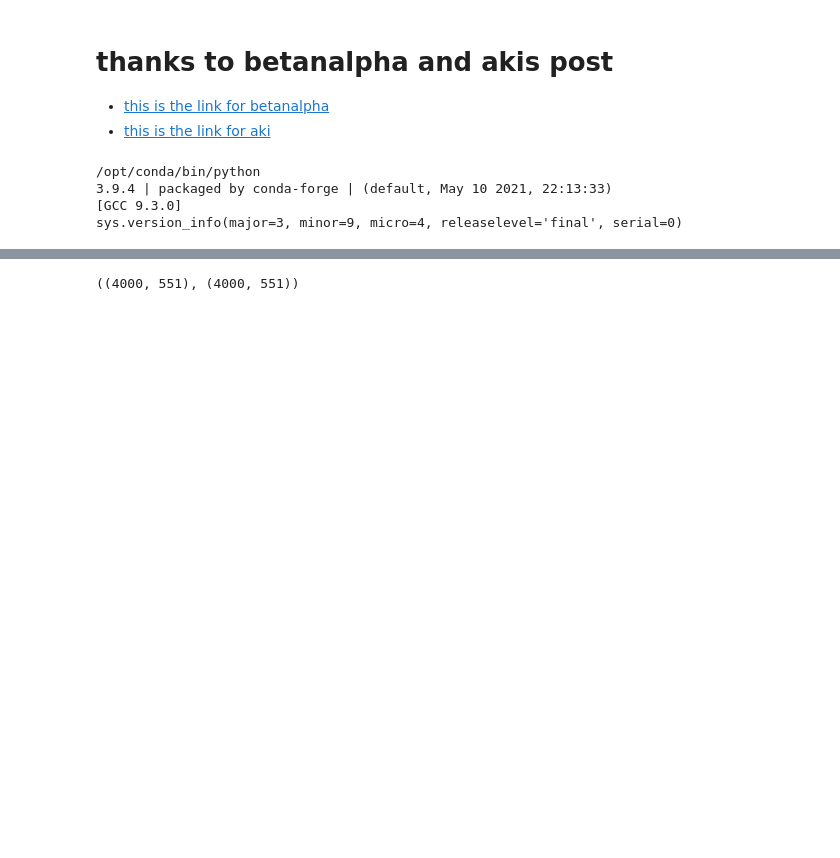
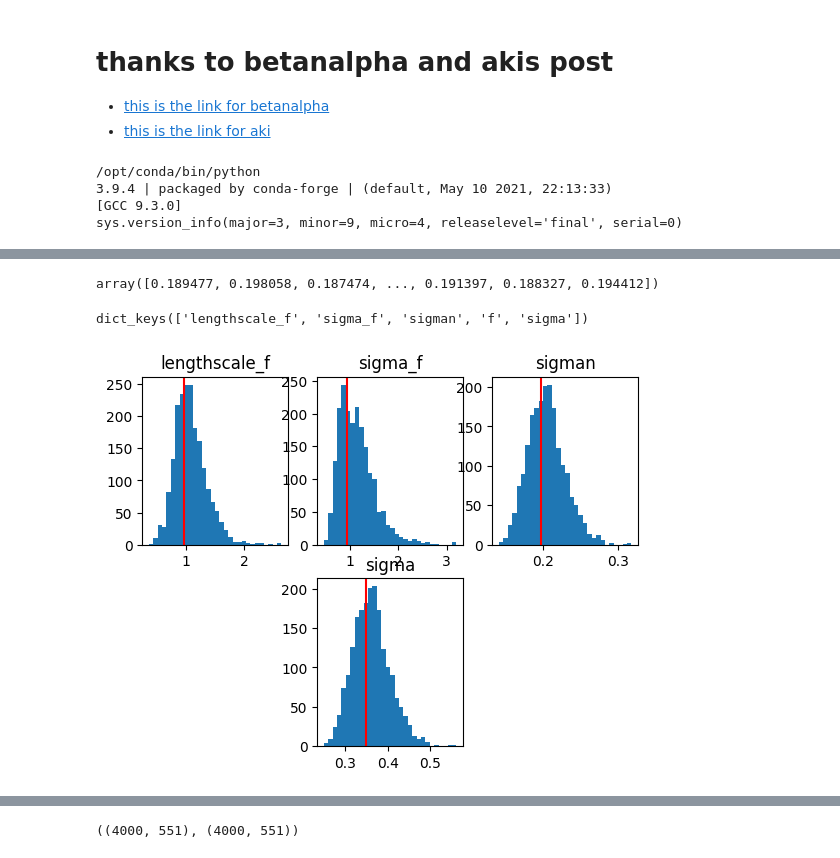
Before and after one commit to ShuonanChen/ML-Climate-Project-Template-Fall2022, a Jupyter notebook: resources/notebooks/cmdstan_test.ipynb, the cells around one changed output, grey strips where cells are left out. Saved outputs shown, nothing was run; the diff lists cells and outputs as text; code cells hidden in the pictures; blank space fills up the shorter version.

```diff
--- a/resources/notebooks/cmdstan_test.ipynb
+++ b/resources/notebooks/cmdstan_test.ipynb
@@ -26,0 +61,5 @@ from cmdstanpy import CmdStanModel
+# %%
+stan_file = os.path.join('stanfiles','gp_aki.stan')
+model = CmdStanModel(stan_file=stan_file)
+print(model)
+print(model.exe_info())
@@ -26,0 +74,2 @@ from cmdstanpy import CmdStanModel
+# %%
+opt = model.optimize(data=simu_data)
@@ -26,0 +83,4 @@ from cmdstanpy import CmdStanModel
+# %%
+
+fit = model.sample(data=simu_data,iter_warmup=500, iter_sampling=500,
+                                  chains=4, parallel_chains=4)
@@ -26,0 +120,17 @@ from cmdstanpy import CmdStanModel
+# %%
+fit.stan_variable('sigman')
+# %% [output]
+array([0.189477, 0.198058, 0.187474, ..., 0.191397, 0.188327, 0.194412])
+# %%
+fit.stan_variables().keys()
+# %% [output]
+dict_keys(['lengthscale_f', 'sigma_f', 'sigman', 'f', 'sigma'])
+# %%
+for i,var in enumerate(fit.stan_variables().keys()):
+    if var!='f':
+        plt.subplot(2,(len(fit.stan_variables().keys())+1)//2,i+1)
+        plt.hist(fit.stan_variable(var),bins = 30);
+        plt.axvline(opt.stan_variable(var), color = 'red')
+        plt.title(var);
+# %% [output]
+[figure, added]
```
Also changed, not shown: parts of 31 cells of this notebook.
